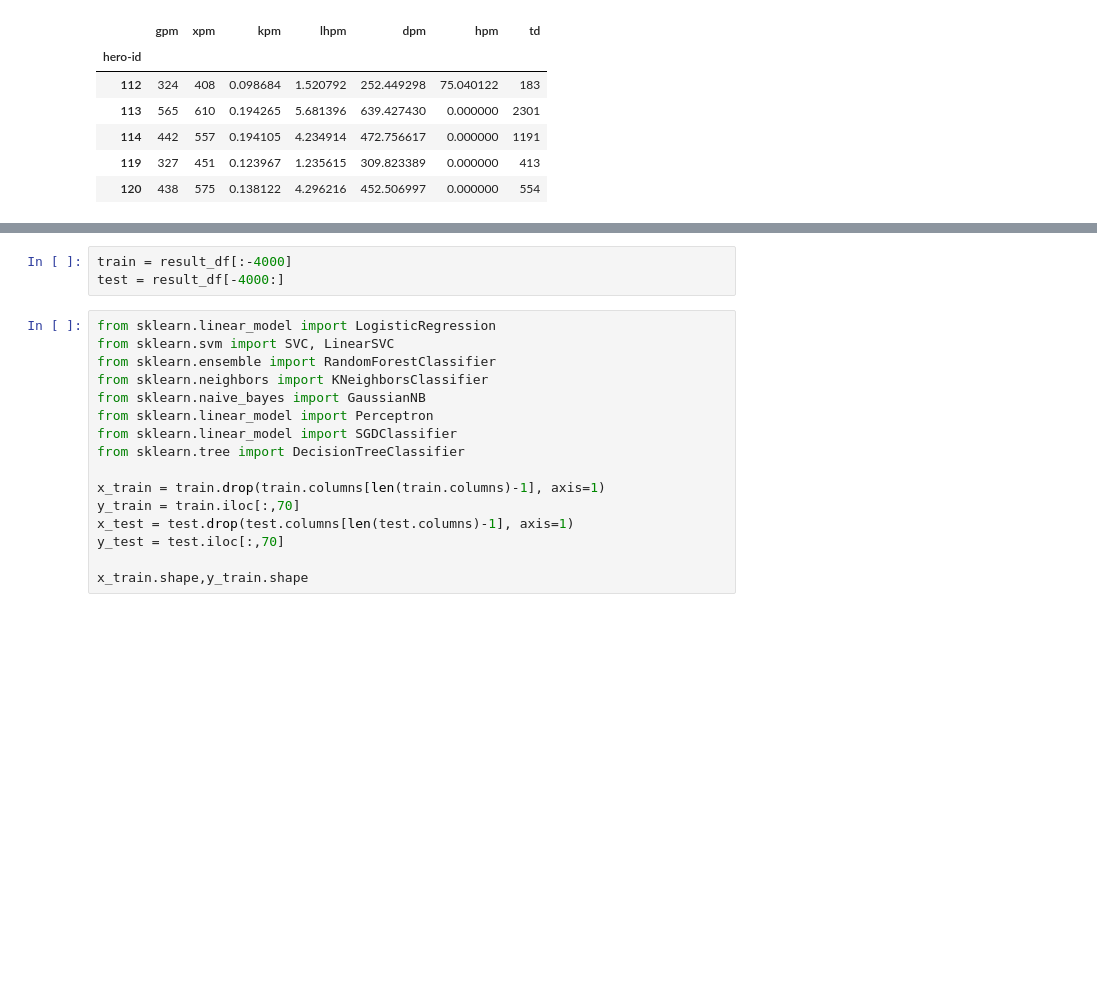
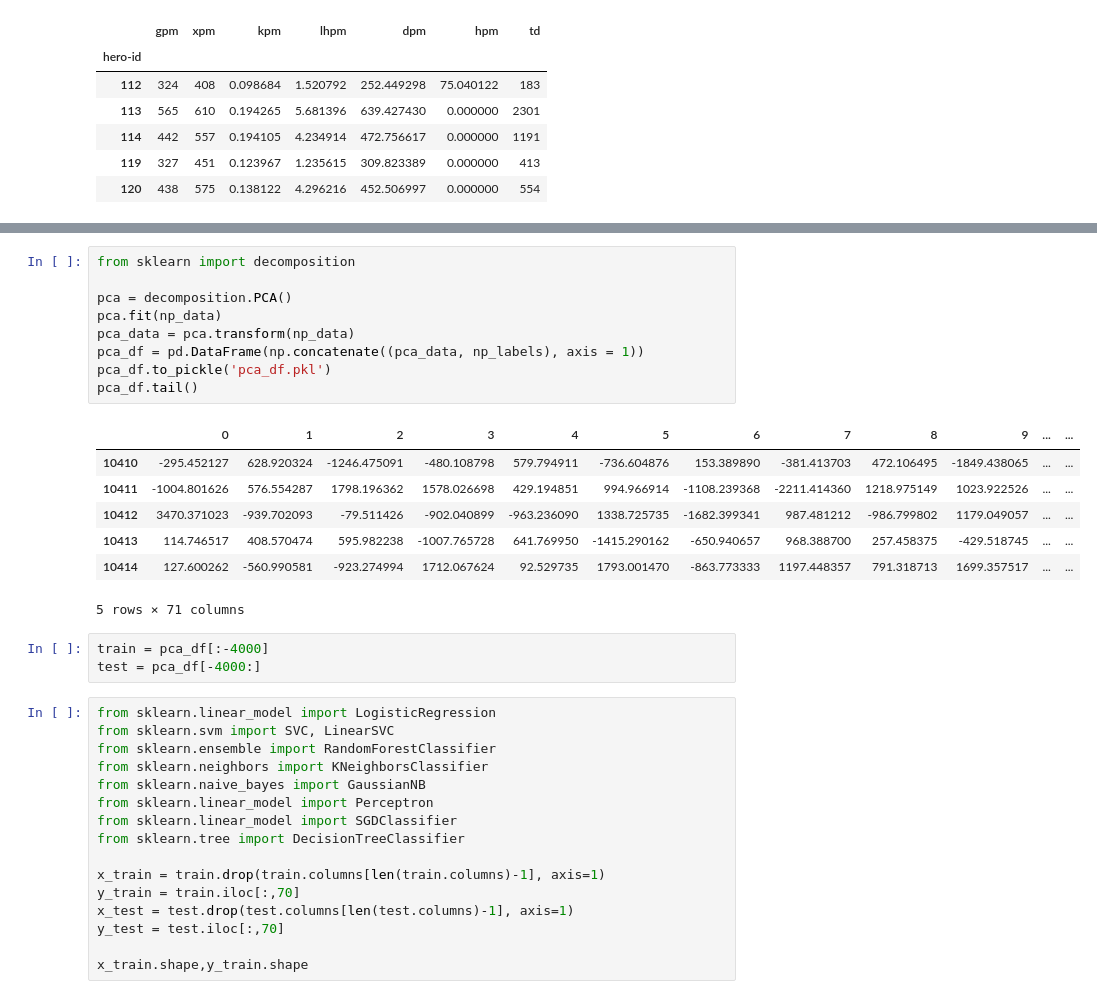
Before and after one commit to moonrobin/dota2-predictor, a Jupyter notebook: data/scikit-learn-models.ipynb, the cells around one changed output, grey strips where cells are left out. Drawn from its saved outputs; the diff is of its cells as text; blank space fills up the shorter version.

```diff
--- a/data/scikit-learn-models.ipynb
+++ b/data/scikit-learn-models.ipynb
@@ -48,6 +67,23 @@ result_df.tail()
+# %%
+from sklearn import decomposition
+
+pca = decomposition.PCA()
+pca.fit(np_data)
+pca_data = pca.transform(np_data)
+pca_df = pd.DataFrame(np.concatenate((pca_data, np_labels), axis = 1))
+pca_df.to_pickle('pca_df.pkl')
+pca_df.tail()
+# %% [output]
+|  | 0 | 1 | 2 | 3 | 4 | 5 | 6 | 7 | 8 | 9 | ... | ... |
+| 10410 | -295.452127 | 628.920324 | -1246.475091 | -480.108798 | 579.794911 | -736.604876 | 153.389890 | -381.413703 | 472.106495 | -1849.438065 | ... | ... |
+| 10411 | -1004.801626 | 576.554287 | 1798.196362 | 1578.026698 | 429.194851 | 994.966914 | -1108.239368 | -2211.414360 | 1218.975149 | 1023.922526 | ... | ... |
+| 10412 | 3470.371023 | -939.702093 | -79.511426 | -902.040899 | -963.236090 | 1338.725735 | -1682.399341 | 987.481212 | -986.799802 | 1179.049057 | ... | ... |
+| 10413 | 114.746517 | 408.570474 | 595.982238 | -1007.765728 | 641.769950 | -1415.290162 | -650.940657 | 968.388700 | 257.458375 | -429.518745 | ... | ... |
+| 10414 | 127.600262 | -560.990581 | -923.274994 | 1712.067624 | 92.529735 | 1793.001470 | -863.773333 | 1197.448357 | 791.318713 | 1699.357517 | ... | ... |
+5 rows × 71 columns
 # %%
-train = result_df[:-4000]
-test = result_df[-4000:]
+train = pca_df[:-4000]
+test = pca_df[-4000:]
 # %%
 from sklearn.linear_model import LogisticRegression
 from sklearn.svm import SVC, LinearSVC
```
Also changed, not shown: parts of 3 cells of this notebook, 2 other files.
